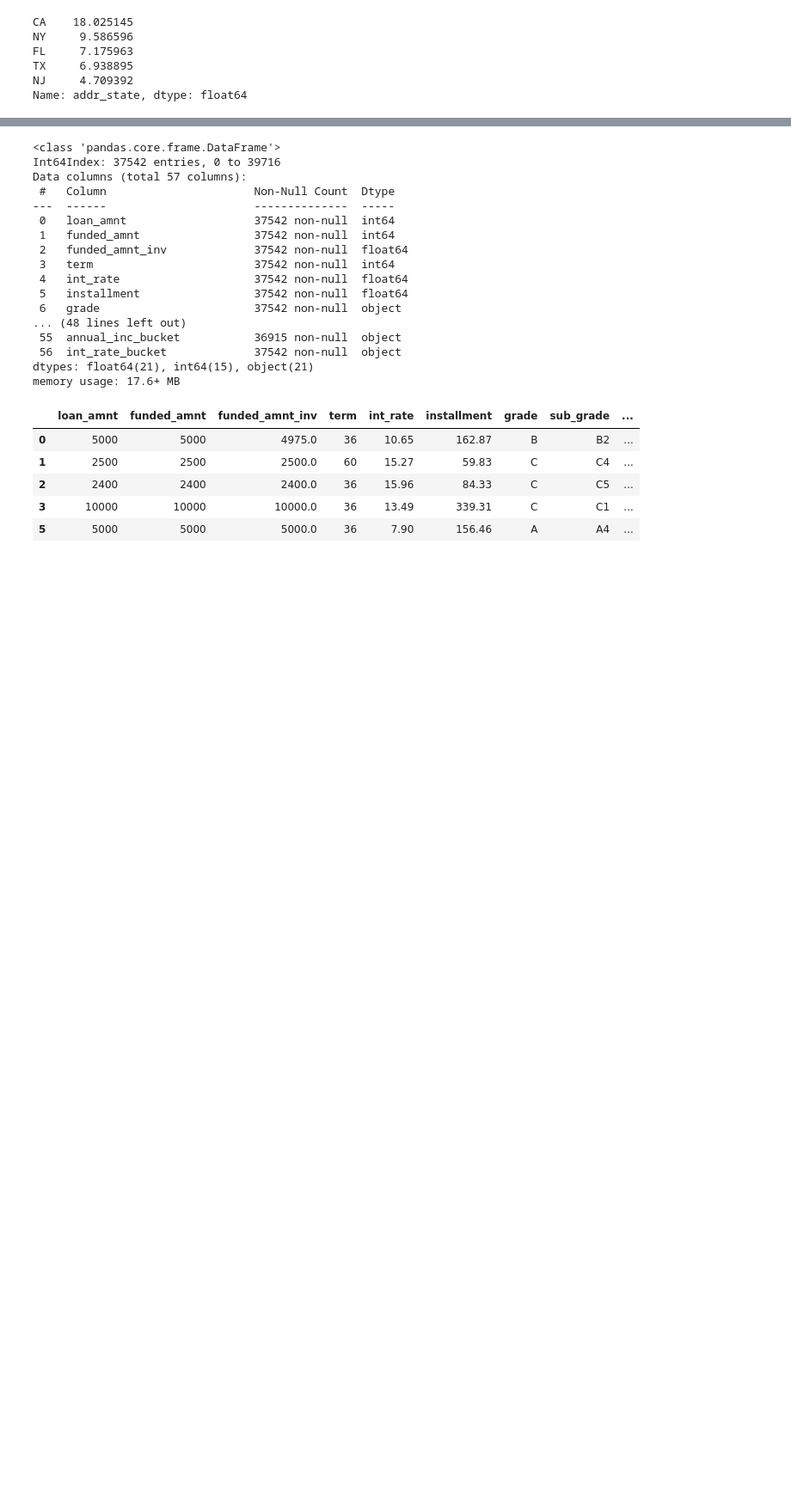
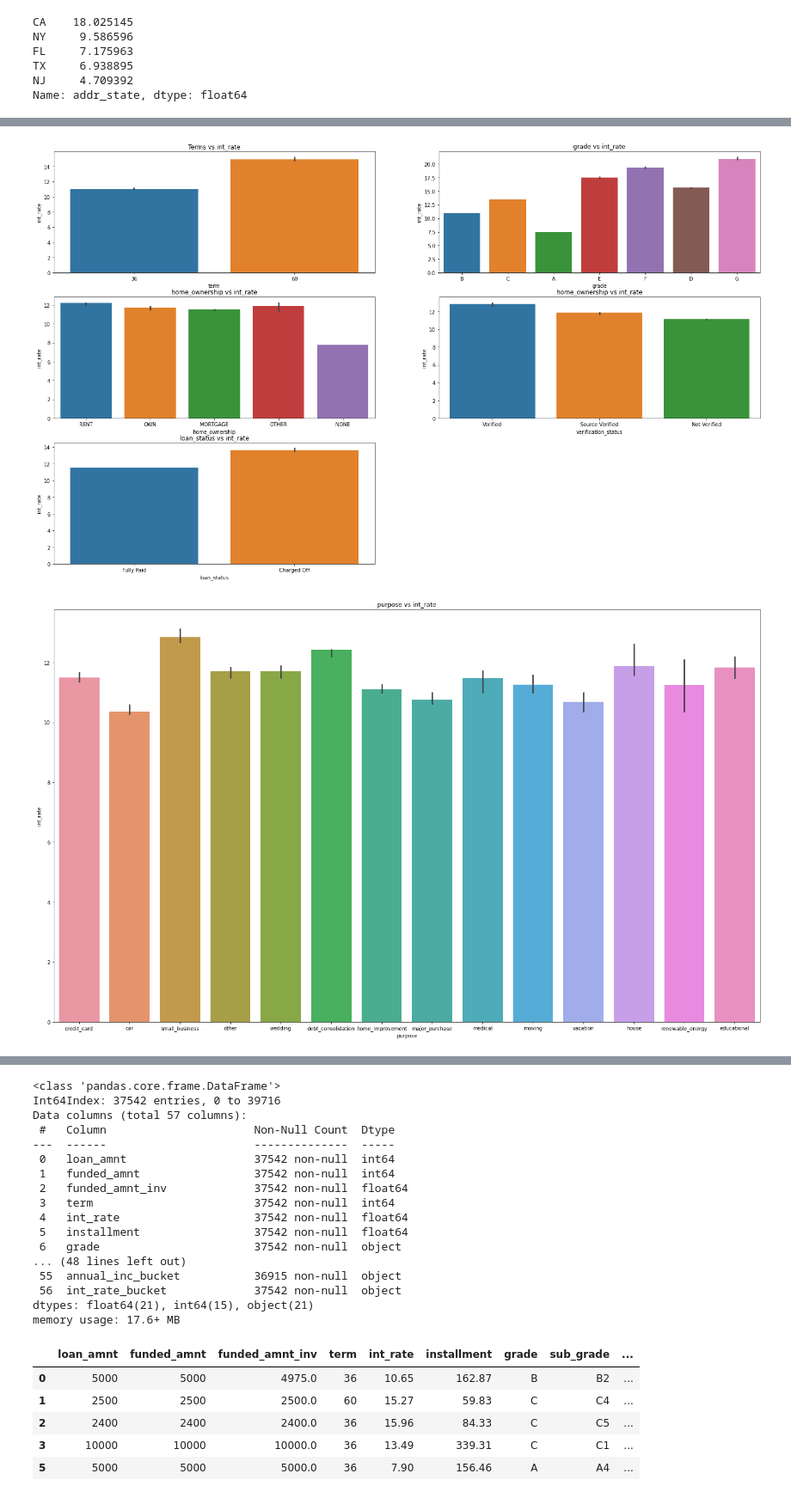
Before and after one commit to ravi2106shekhar/LendingClubCaseStudy, a Jupyter notebook: Ravi_Shekhar.ipynb, the cells around one changed output, grey strips where cells are left out. Shown at 86% size. Saved outputs shown, nothing was run; the diff lists cells and outputs as text; code cells hidden in the pictures; blank space fills up the shorter version.

```diff
--- a/Ravi_Shekhar.ipynb
+++ b/Ravi_Shekhar.ipynb
@@ -474,0 +442,33 @@ plt.show()
+# %%
+##Segmented univatient analysis
+
+## here will do segmented univariant analyis of int_rate
+plt.figure(figsize=(25,15))
+plt.subplot(3,2,1)
+plt.title('Terms vs int_rate')
+sns.barplot(x=loan_redord_anyls4.term,y=loan_redord_anyls4.int_rate,data=loan_redord_anyls4,estimator=np.median)
+
+plt.subplot(3,2,2)
+plt.title('grade vs int_rate')
+sns.barplot(x=loan_redord_anyls4.grade,y=loan_redord_anyls4.int_rate,data=loan_redord_anyls4,estimator=np.median)
+
+plt.subplot(3,2,3)
+plt.title('home_ownership vs int_rate')
+sns.barplot(x=loan_redord_anyls4.home_ownership,y=loan_redord_anyls4.int_rate,data=loan_redord_anyls4,estimator=np.median)
+
+plt.subplot(3,2,4)
+plt.title('home_ownership vs int_rate')
+sns.barplot(x=loan_redord_anyls4.verification_status,y=loan_redord_anyls4.int_rate,data=loan_redord_anyls4,estimator=np.median)
+
+plt.subplot(3,2,5)
+plt.title('loan_status vs int_rate')
+sns.barplot(x=loan_redord_anyls4.loan_status,y=loan_redord_anyls4.int_rate,data=loan_redord_anyls4,estimator=np.median)
+
+plt.figure(figsize=(25,15))
+plt.title('purpose vs int_rate')
+sns.barplot(x=loan_redord_anyls4.purpose,y=loan_redord_anyls4.int_rate,data=loan_redord_anyls4,estimator=np.median)
+
+plt.show()
+# %% [output]
+[figure, added]
+[figure, added]
```
Also changed, not shown: parts of 9 cells of this notebook, 1 other file.
